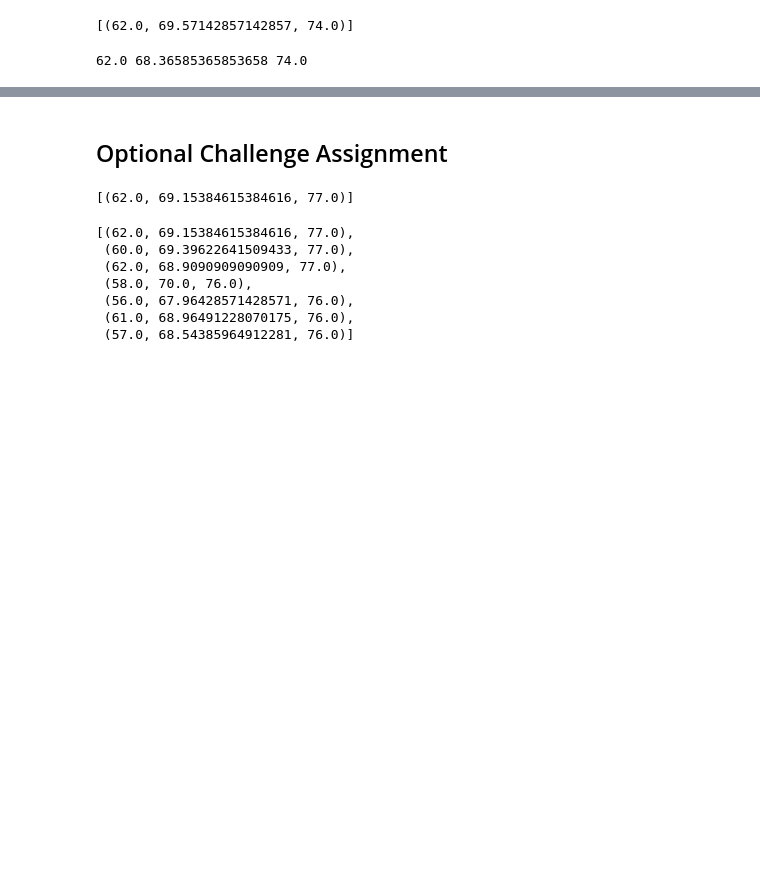
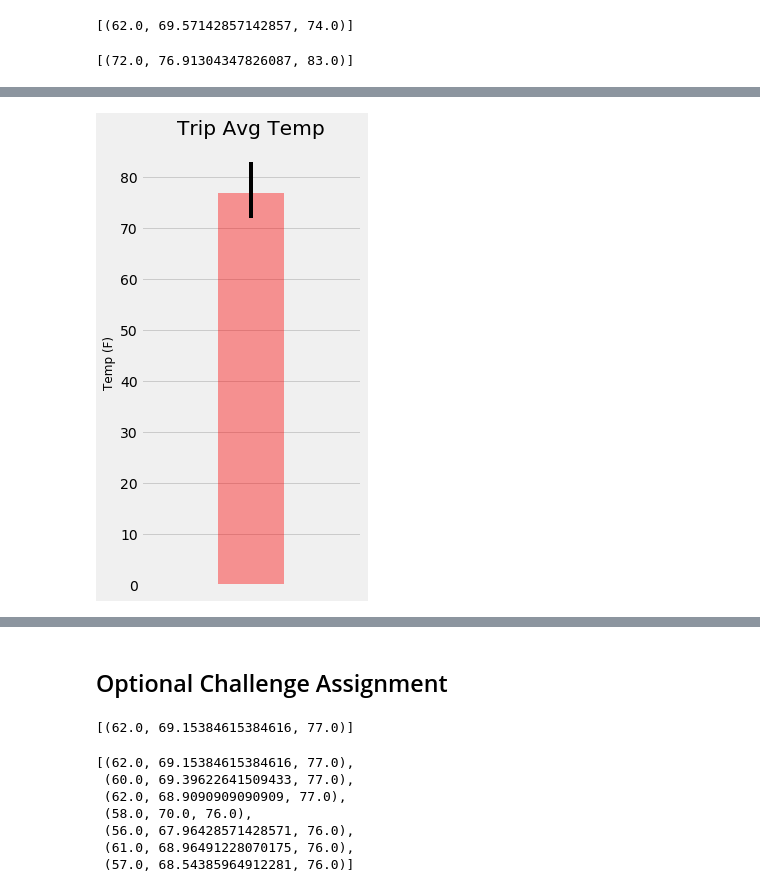
Before and after one commit to jpicca/sqlalchemy-challenge, a Jupyter notebook: climate_starter.ipynb, the cells around one changed output, grey strips where cells are left out. Saved outputs shown, nothing was run; the diff lists cells and outputs as text; code cells hidden in the pictures; blank space fills up the shorter version.

```diff
--- a/climate_starter.ipynb
+++ b/climate_starter.ipynb
@@ -148,8 +194,11 @@ print(calc_temps('2012-02-28', '2012-03-05'))
 # %%
 # Use your previous function `calc_temps` to calculate the tmin, tavg, and tmax
 # for your trip using the previous year's data for those same dates.
+
+tripTempStats = calc_temps('2017-06-10','2017-06-16')
+tripTempStats
 # %% [output]
-62.0 68.36585365853658 74.0
+[(72.0, 76.91304347826087, 83.0)]
 # %%
 # Plot the results from your previous query as a bar chart.
 # Use "Trip Avg Temp" as your Title
@@ -158,3 +207,16 @@ print(calc_temps('2012-02-28', '2012-03-05'))
 # %% [output]
 [interactive output not drawn]
 [interactive output not drawn]
+# %%
+fig,ax = plt.subplots(figsize=(4,7))
+plt.bar(0.5,tripTempStats[0][1],width=0.3,color='red',alpha=0.4,yerr=[[tripTempStats[0][1]-tripTempStats[0][0]],
+                                                           [tripTempStats[0][2]-tripTempStats[0][1]]])
+plt.xlim([0,1])
+plt.xticks([])
+plt.title('Trip Avg Temp')
+plt.ylabel('Temp (F)', fontsize=12)
+plt.tight_layout()
+plt.savefig('./myImages/tripTemp.png')
+plt.show()
+# %% [output]
+[figure, added]
```
Also changed, not shown: parts of 10 cells of this notebook, 3 other files.
